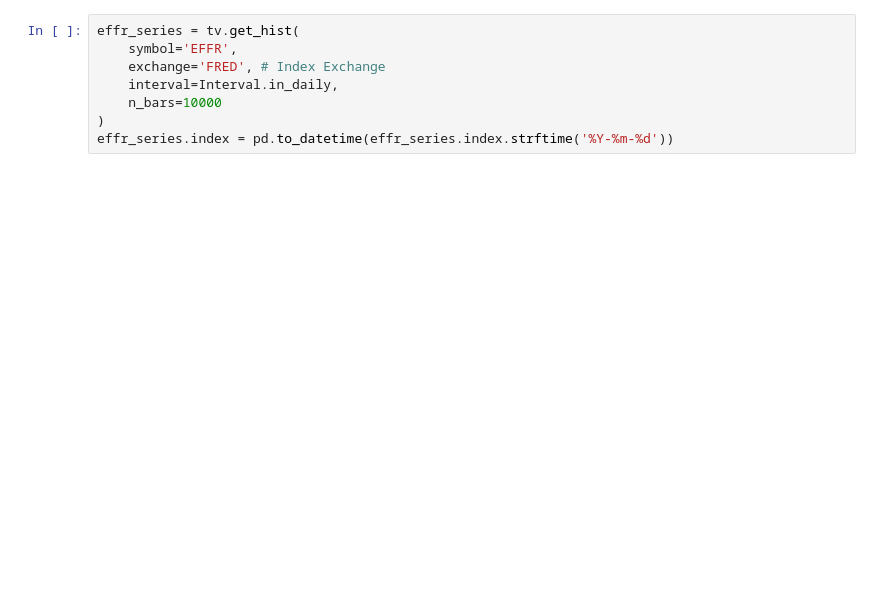
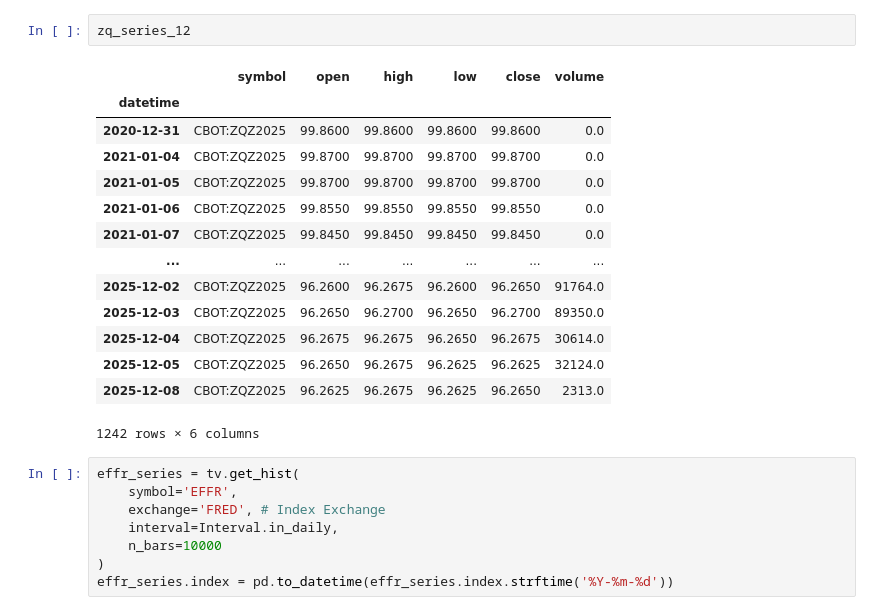
Before and after one commit to Tommylee1013/FedInterestCutProb, a Jupyter notebook: Note/get probs.ipynb, the cells around one changed output. Saved outputs shown, nothing was run; the diff lists cells and outputs as text; blank space fills up the shorter version.

```diff
--- a/Note/get probs.ipynb
+++ b/Note/get probs.ipynb
@@ -532,3 +850,20 @@ zq_series.index = pd.to_datetime(zq_series.index.strftime('%Y-%m-%d'))
+# %%
+zq_series_12
+# %% [output]
+|  | symbol | open | high | low | close | volume |
+| datetime |  |  |  |  |  |  |
+| 2020-12-31 | CBOT:ZQZ2025 | 99.8600 | 99.8600 | 99.8600 | 99.8600 | 0.0 |
+| 2021-01-04 | CBOT:ZQZ2025 | 99.8700 | 99.8700 | 99.8700 | 99.8700 | 0.0 |
+| 2021-01-05 | CBOT:ZQZ2025 | 99.8700 | 99.8700 | 99.8700 | 99.8700 | 0.0 |
+| 2021-01-06 | CBOT:ZQZ2025 | 99.8550 | 99.8550 | 99.8550 | 99.8550 | 0.0 |
+| 2021-01-07 | CBOT:ZQZ2025 | 99.8450 | 99.8450 | 99.8450 | 99.8450 | 0.0 |
+| ... | ... | ... | ... | ... | ... | ... |
+| 2025-12-02 | CBOT:ZQZ2025 | 96.2600 | 96.2675 | 96.2600 | 96.2650 | 91764.0 |
+| 2025-12-03 | CBOT:ZQZ2025 | 96.2650 | 96.2700 | 96.2650 | 96.2700 | 89350.0 |
+| 2025-12-04 | CBOT:ZQZ2025 | 96.2675 | 96.2675 | 96.2650 | 96.2675 | 30614.0 |
+| 2025-12-05 | CBOT:ZQZ2025 | 96.2650 | 96.2675 | 96.2625 | 96.2625 | 32124.0 |
+| 2025-12-08 | CBOT:ZQZ2025 | 96.2625 | 96.2675 | 96.2625 | 96.2650 | 2313.0 |
+1242 rows × 6 columns
 # %%
 effr_series = tv.get_hist(
     symbol='EFFR',
```
Also changed, not shown: parts of 10 cells of this notebook, 6 other files.
